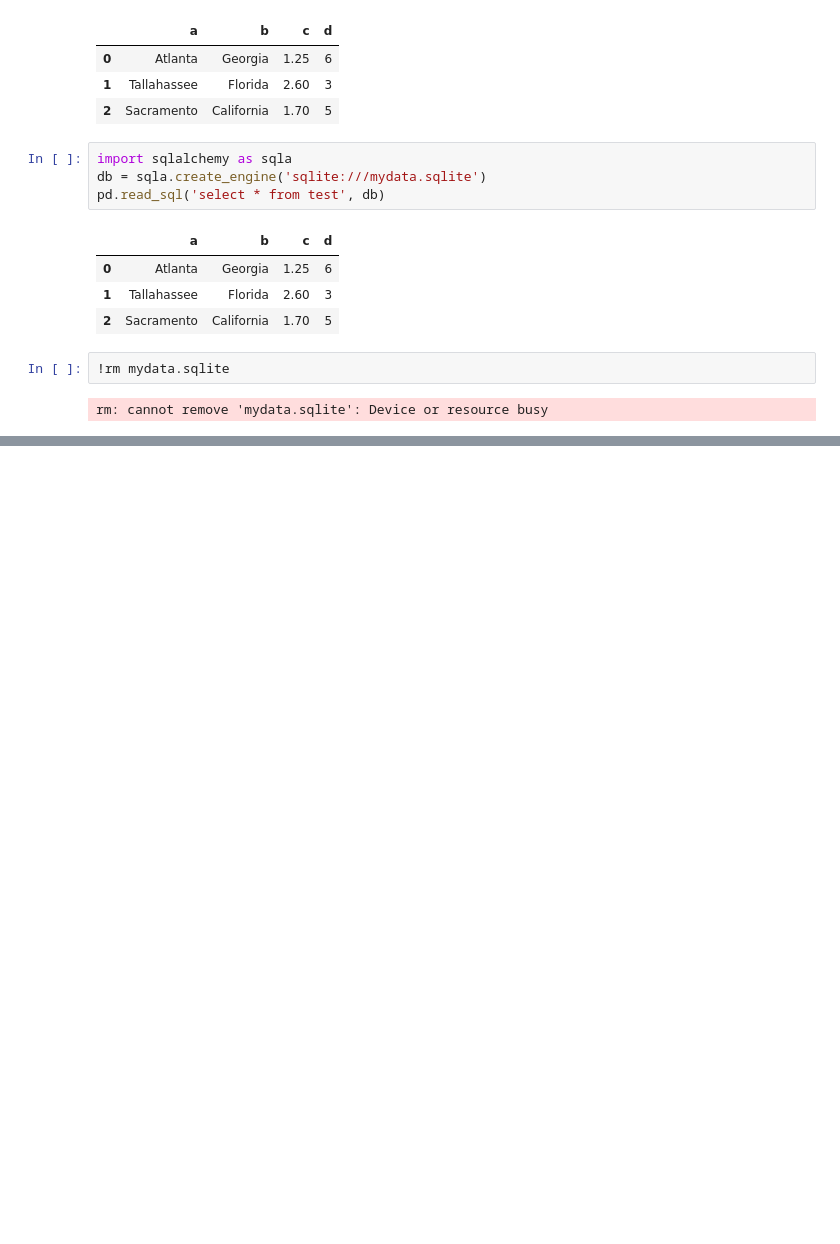
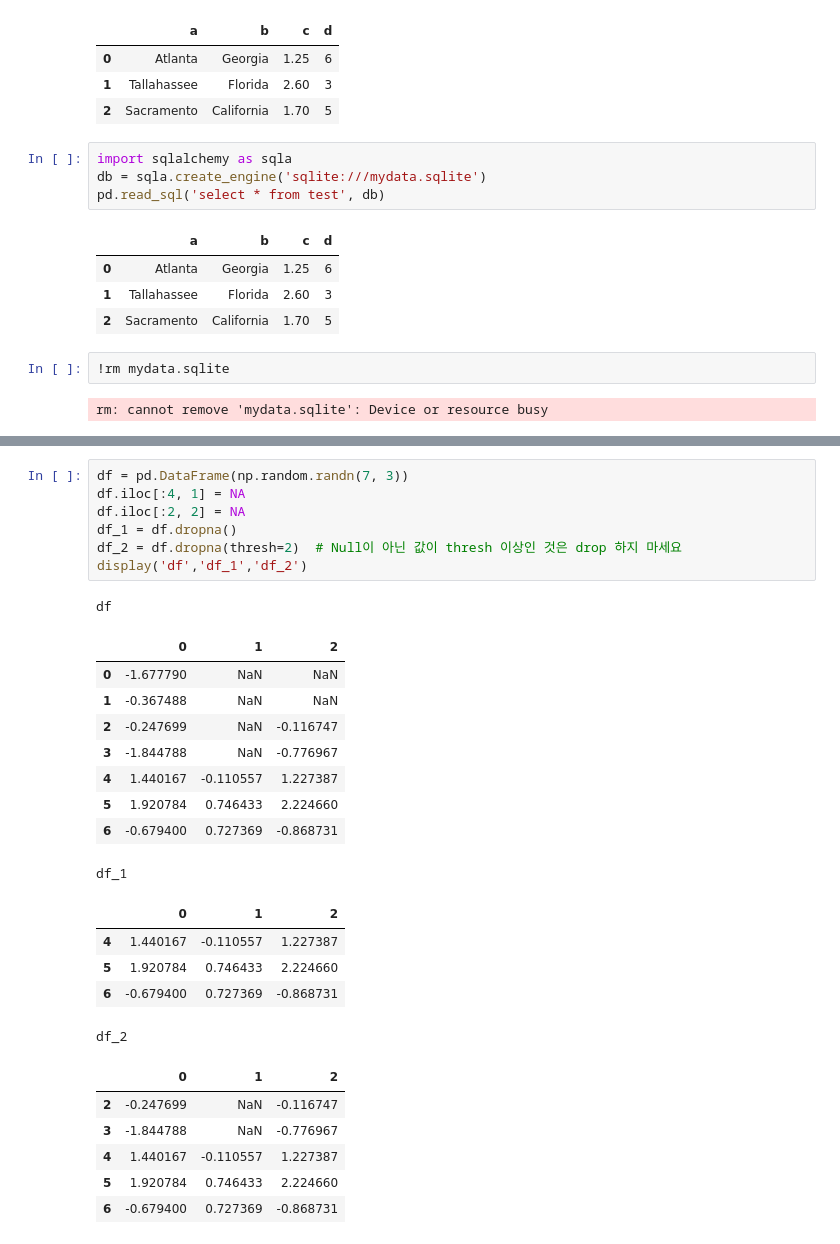
Before and after one commit to netager/Quick_Ref, a Jupyter notebook: data_analysis/Pandas/pandas_basic.ipynb, the cells around one changed output, grey strips where cells are left out. Cells and saved outputs as stored; diff of their text form; blank space fills up the shorter version.

Commit message:
20211006 Home Review Python for Data Analysis

```diff
--- a/data_analysis/Pandas/pandas_basic.ipynb
+++ b/data_analysis/Pandas/pandas_basic.ipynb
@@ -986,0 +1071,29 @@ rm: cannot remove 'mydata.sqlite': Device or resource busy
+# %%
+df = pd.DataFrame(np.random.randn(7, 3))
+df.iloc[:4, 1] = NA
+df.iloc[:2, 2] = NA
+df_1 = df.dropna()
+df_2 = df.dropna(thresh=2)  # Null이 아닌 값이 thresh 이상인 것은 drop 하지 마세요
+display('df','df_1','df_2')
+# %% [output]
+df
+|  | 0 | 1 | 2 |
+| 0 | -1.677790 | NaN | NaN |
+| 1 | -0.367488 | NaN | NaN |
+| 2 | -0.247699 | NaN | -0.116747 |
+| 3 | -1.844788 | NaN | -0.776967 |
+| 4 | 1.440167 | -0.110557 | 1.227387 |
+| 5 | 1.920784 | 0.746433 | 2.224660 |
+| 6 | -0.679400 | 0.727369 | -0.868731 |
+df_1
+|  | 0 | 1 | 2 |
+| 4 | 1.440167 | -0.110557 | 1.227387 |
+| 5 | 1.920784 | 0.746433 | 2.224660 |
+| 6 | -0.679400 | 0.727369 | -0.868731 |
+df_2
+|  | 0 | 1 | 2 |
+| 2 | -0.247699 | NaN | -0.116747 |
+| 3 | -1.844788 | NaN | -0.776967 |
+| 4 | 1.440167 | -0.110557 | 1.227387 |
+| 5 | 1.920784 | 0.746433 | 2.224660 |
+| 6 | -0.679400 | 0.727369 | -0.868731 |
```
Also changed, not shown: parts of 21 cells of this notebook.
